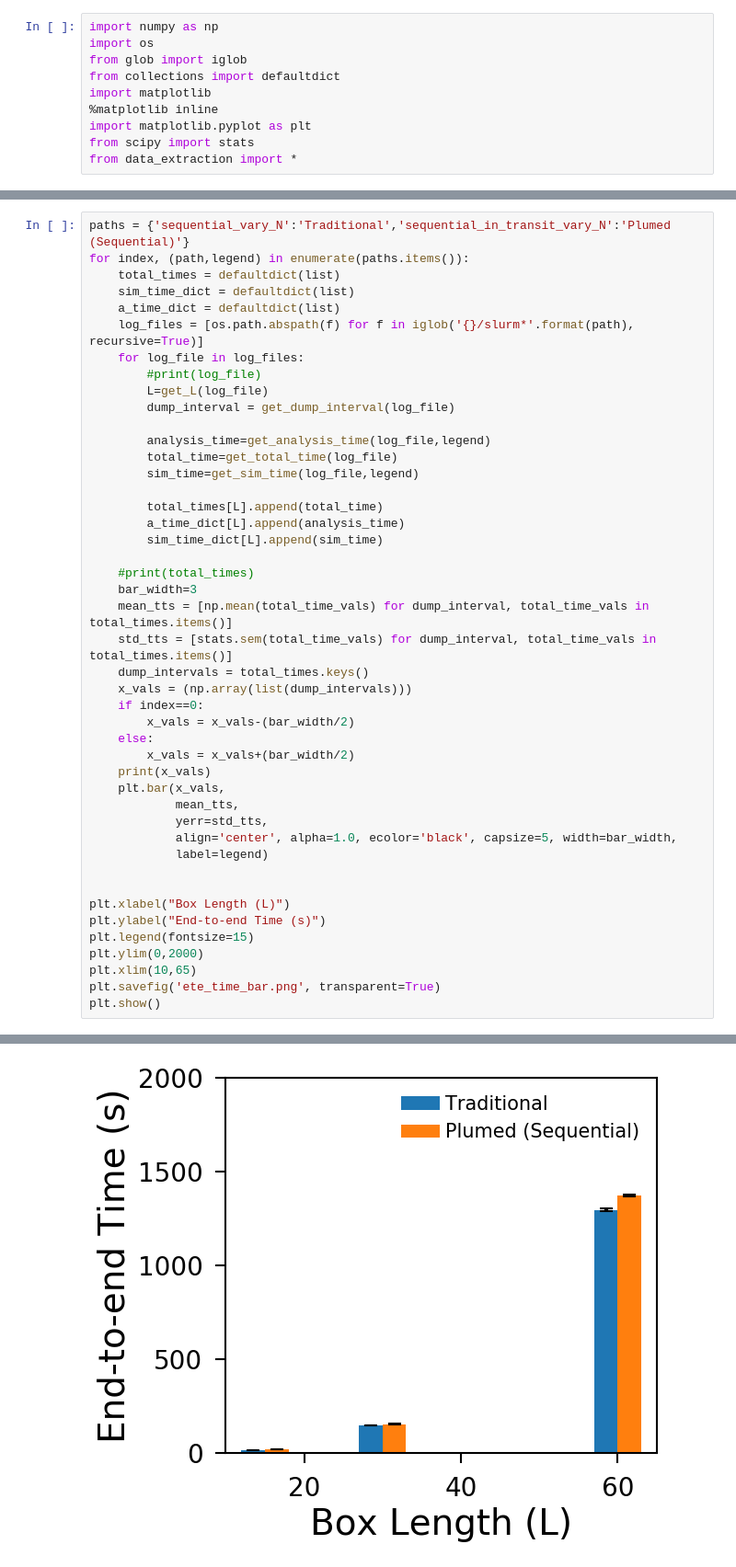
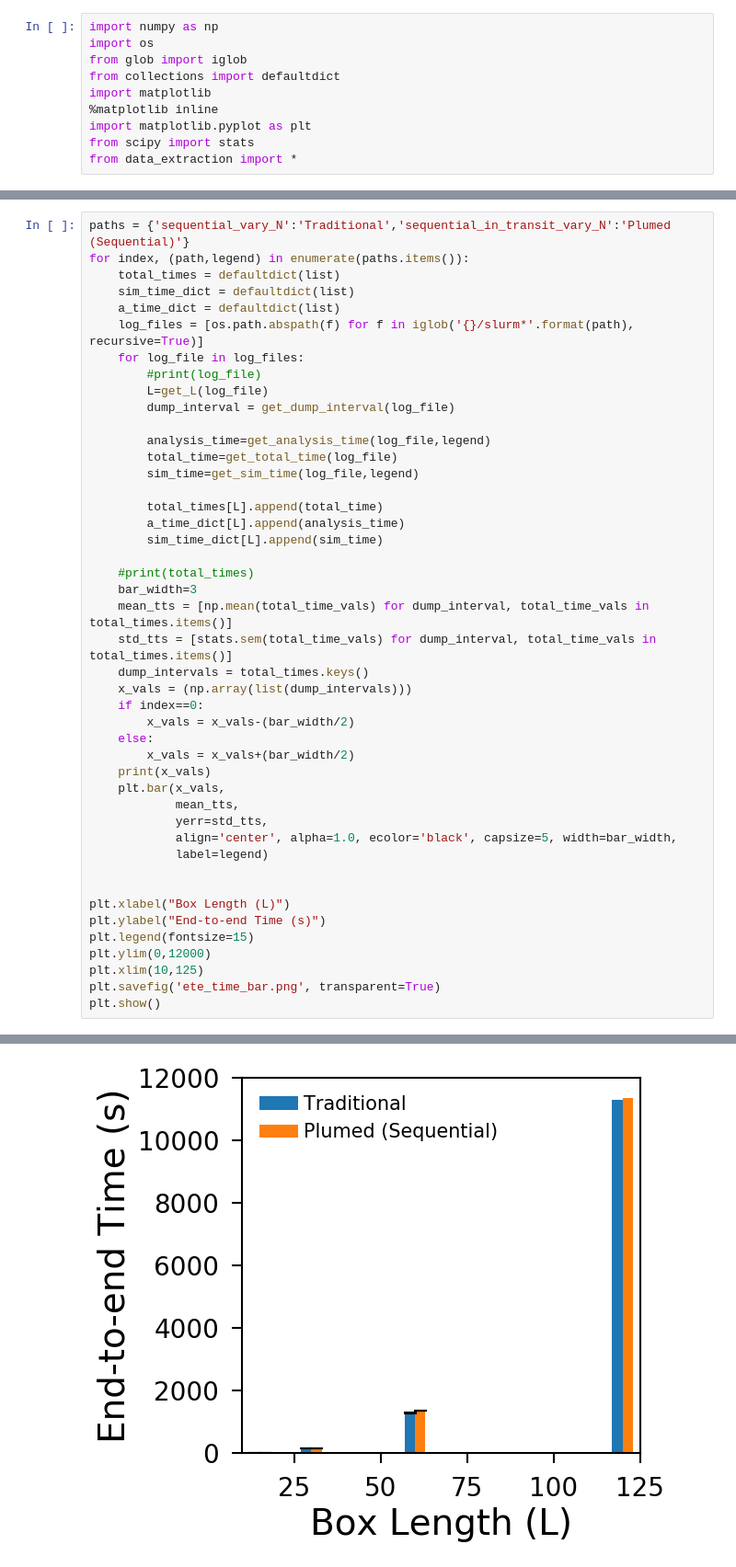
Before and after one commit to Analytics4MD/A4MD, a Jupyter notebook: examples/plot_varying_L.ipynb, the cells around one changed output, grey strips where cells are left out. Shown at 92% size. Cells and saved outputs as stored; diff of their text form.

```diff
--- a/examples/plot_varying_L.ipynb
+++ b/examples/plot_varying_L.ipynb
@@ -290,8 +290,8 @@ for index, (path,legend) in enumerate(paths.items()):
 plt.xlabel("Box Length (L)")
 plt.ylabel("End-to-end Time (s)")
 plt.legend(fontsize=15)
-plt.ylim(0,2000)
-plt.xlim(10,65)
+plt.ylim(0,12000)
+plt.xlim(10,125)
 plt.savefig('ete_time_bar.png', transparent=True)
 plt.show()
 # %% [output]
@@ -300,4 +300,4 @@ plt.show()
-[figure, old version]
+[figure, new version]
 # %%
 paths = {'sequential_vary_N':'Traditional','sequential_in_transit_vary_N':'Plumed (Sequential)'}
 for index, (path,legend) in enumerate(paths.items()):
```
Also changed, not shown: parts of 6 cells of this notebook.
